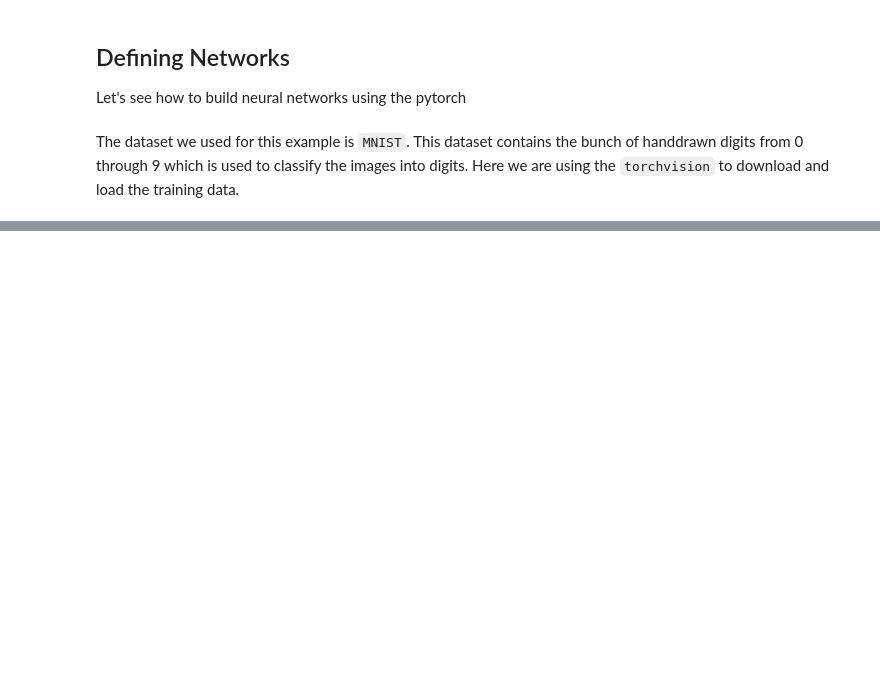
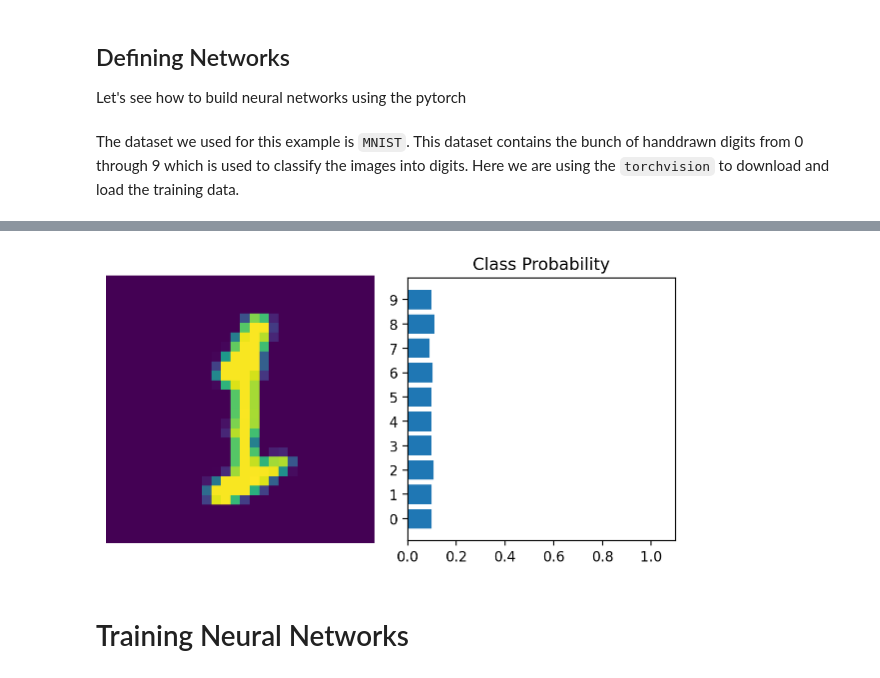
Before and after one commit to iamchenchu/Computer-Vision, a Jupyter notebook: 05_CNN_Layers/01C_Deep_Learning_with_Pytorch.ipynb, the cells around one changed output, grey strips where cells are left out. Cells and saved outputs as stored; diff of their text form; code cells hidden in the pictures; blank space fills up the shorter version.

```diff
--- a/05_CNN_Layers/01C_Deep_Learning_with_Pytorch.ipynb
+++ b/05_CNN_Layers/01C_Deep_Learning_with_Pytorch.ipynb
@@ -192,0 +375,19 @@ transform = transforms.Compose([transforms.ToTensor(),
+# %%
+from collections import OrderedDict
+
+input_size = 784
+hidden_size = [400, 200, 100]
+output_size = 10
+
+model = nn.Sequential(OrderedDict([
+    ('fc1', nn.Linear(input_size, hidden_size[0])),
+    ('relu', nn.ReLU()),
+    ('fc2', nn.Linear(hidden_size[0], hidden_size[1])),
+    ('relu', nn.ReLU()),
+    ('fc3', nn.Linear(hidden_size[1], hidden_size[2])),
+    ('relu', nn.ReLU()),
+    ('output', nn.Linear(hidden_size[2], output_size)),
+    ('softmax', nn.Softmax(dim=1))
+]))
+
+model
@@ -192,0 +403,11 @@ transform = transforms.Compose([transforms.ToTensor(),
+# %%
+## Run this cell with your model to make sure it works ##
+# Forward pass through the network and display output
+images, labels = next(iter(trainloader))
+images.resize_(images.shape[0], 1, 784)
+ps = model.forward(images[0,:])
+helper.view_classify(images[0].view(1, 28, 28), ps)
+# %% [output]
+[figure, added]
+# %% [markdown]
+# Training Neural Networks
```
Also changed, not shown: parts of 30 cells of this notebook, 12 other files.
